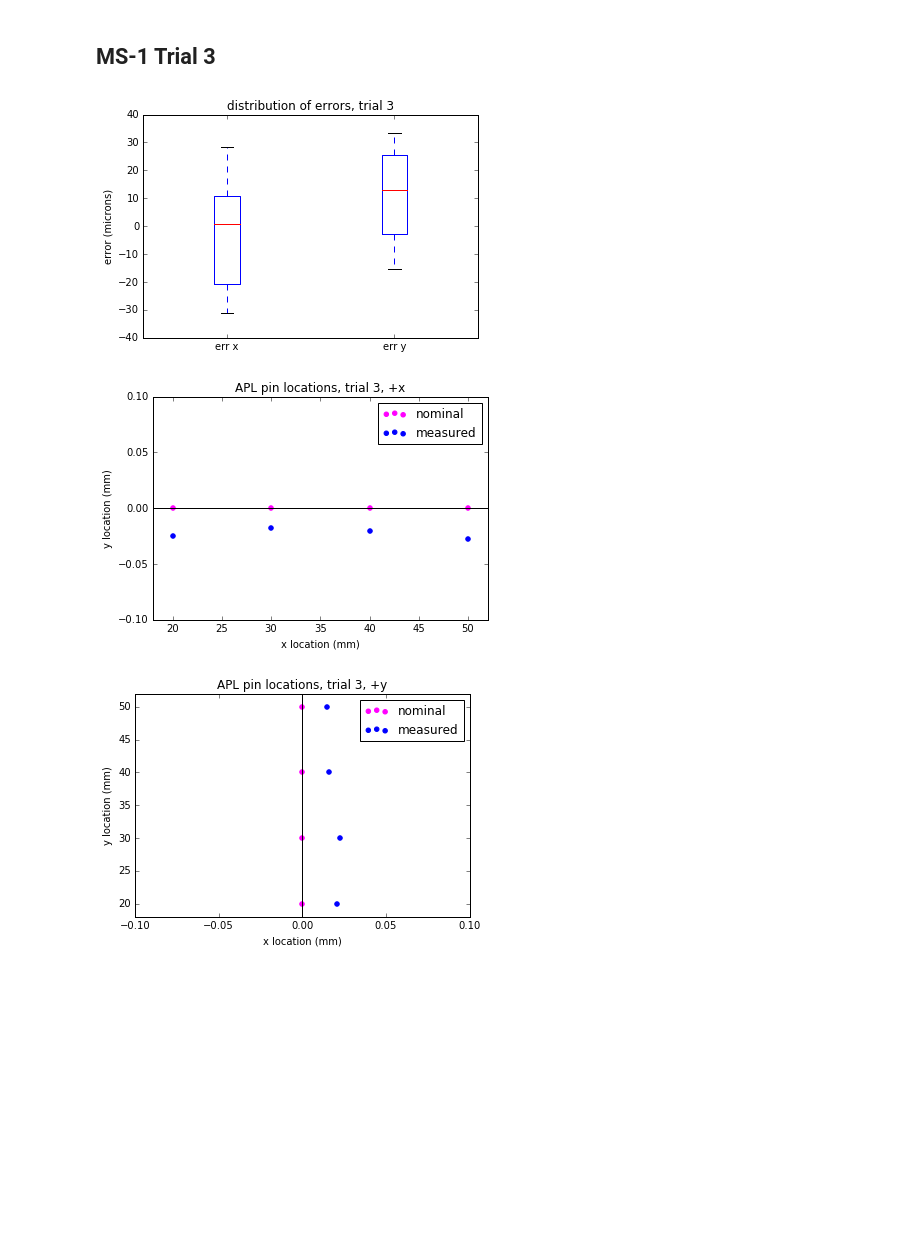
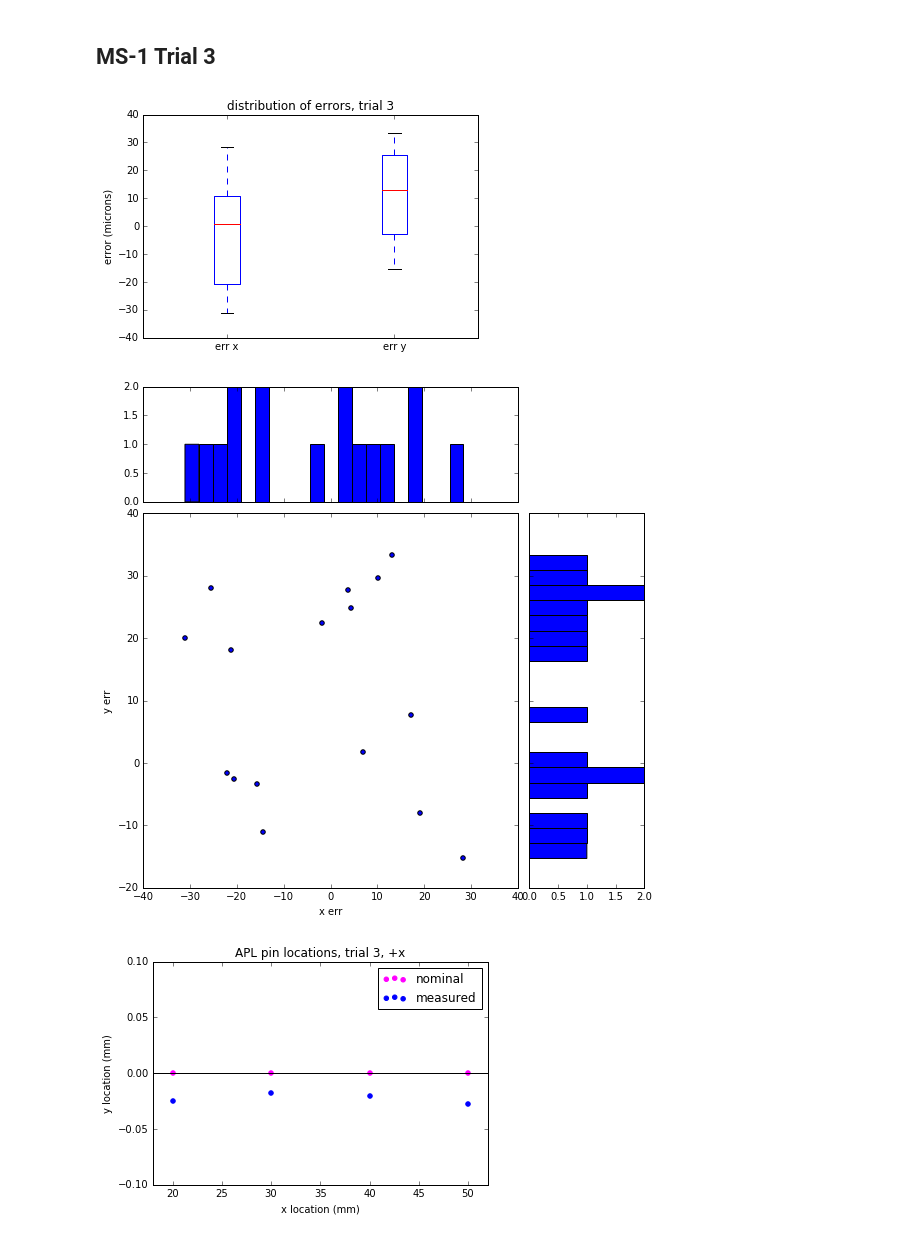
Before and after one commit to mjpekala/gp-am-study, a Jupyter notebook: examples/APL_M290_maraging_steel.ipynb, the cells around one changed output. Saved outputs shown, nothing was run; the diff lists cells and outputs as text; code cells hidden in the pictures; blank space fills up the shorter version.

```diff
--- a/examples/APL_M290_maraging_steel.ipynb
+++ b/examples/APL_M290_maraging_steel.ipynb
@@ -157,28 +169,32 @@ plot_xy_err_2d(rN, 1000*D2[:,0], 1000*D2[:,1], xLabel='r (nominal)', yLabel='err
 # %%
 
 plt.boxplot(1000.*D3, labels=["err x", 'err y'])
 plt.ylabel('error (microns)')
 plt.title('distribution of errors, trial 3')
+plt.show()
+
+scatter_hist(1e3*D3[:,0], 1e3*D3[:,1], xlab='x err', ylab='y err')
+
 
 plot_pins(Xn, Xm3)
 plt.title('APL pin locations, trial 3, +x')
 plt.xlim([18, 52]);  plt.ylim([-.1, .1])
 
 plot_pins(Xn, Xm3)
 plt.title('APL pin locations, trial 3, +y')
 plt.xlim([-.1, .1]);  plt.ylim([18, 52])
 
 plot_pins(Xn, Xm3)
 plt.title('APL pin locations, trial 3, -x')
 plt.xlim([-18, -52]);  plt.ylim([-.1, .1])
 
 plot_pins(Xn, Xm3)
 plt.title('APL pin locations, trial 3, -y')
 plt.xlim([-.1, .1]);  plt.ylim([-18, -52])
 
 plot_xy_err_2d(thetaN, 1000*D3[:,0], 1000*D3[:,1], xLabel='theta (nominal)', yLabel='err (microns)')
 plot_xy_err_2d(rN, 1000*D3[:,0], 1000*D3[:,1], xLabel='r (nominal)', yLabel='err (microns)')
 # %% [output]
 [figure]
-[figure, old version]
+[figure, new version]
-[figure, old version]
+[figure, new version]
```
Also changed, not shown: parts of 5 cells of this notebook, 2 other files.
